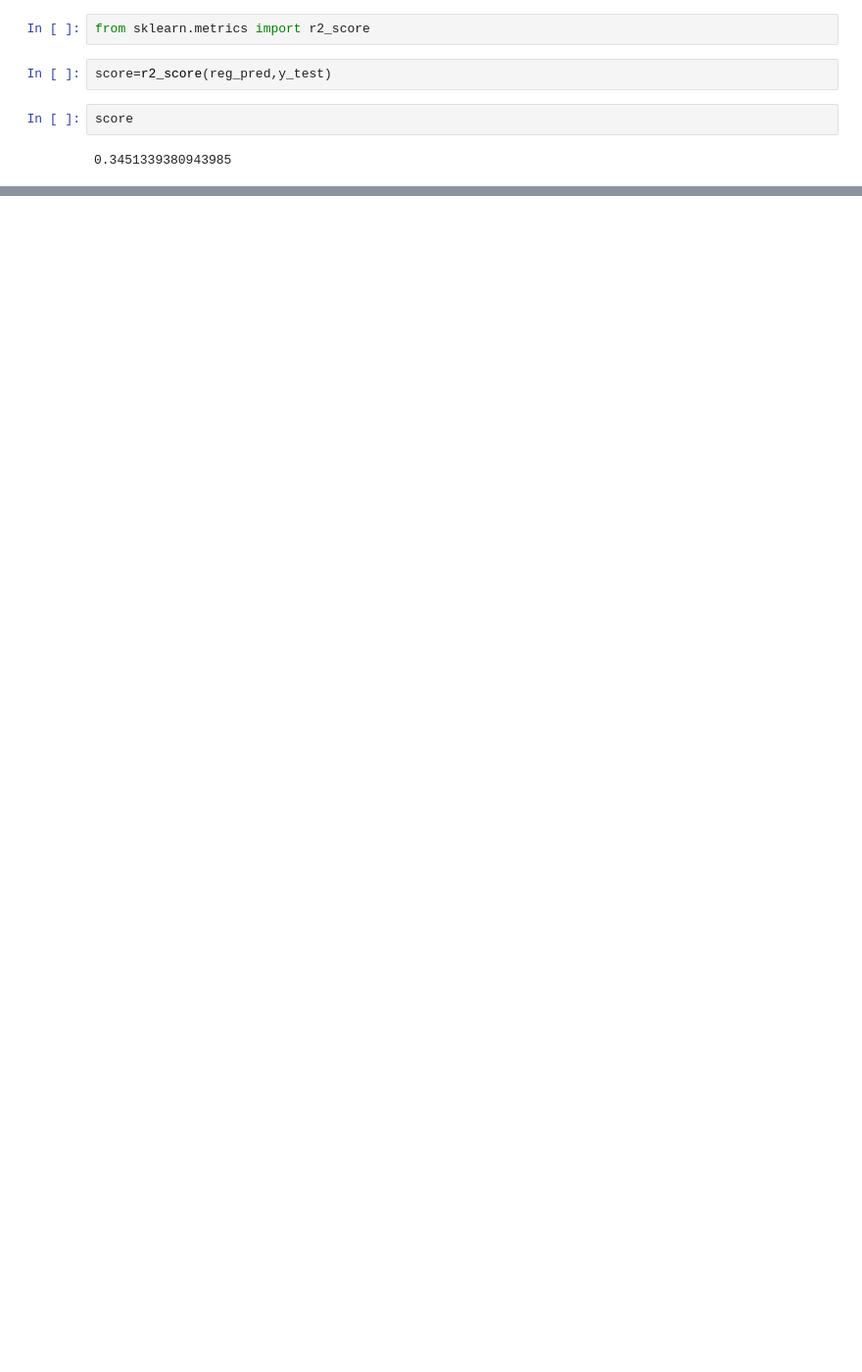
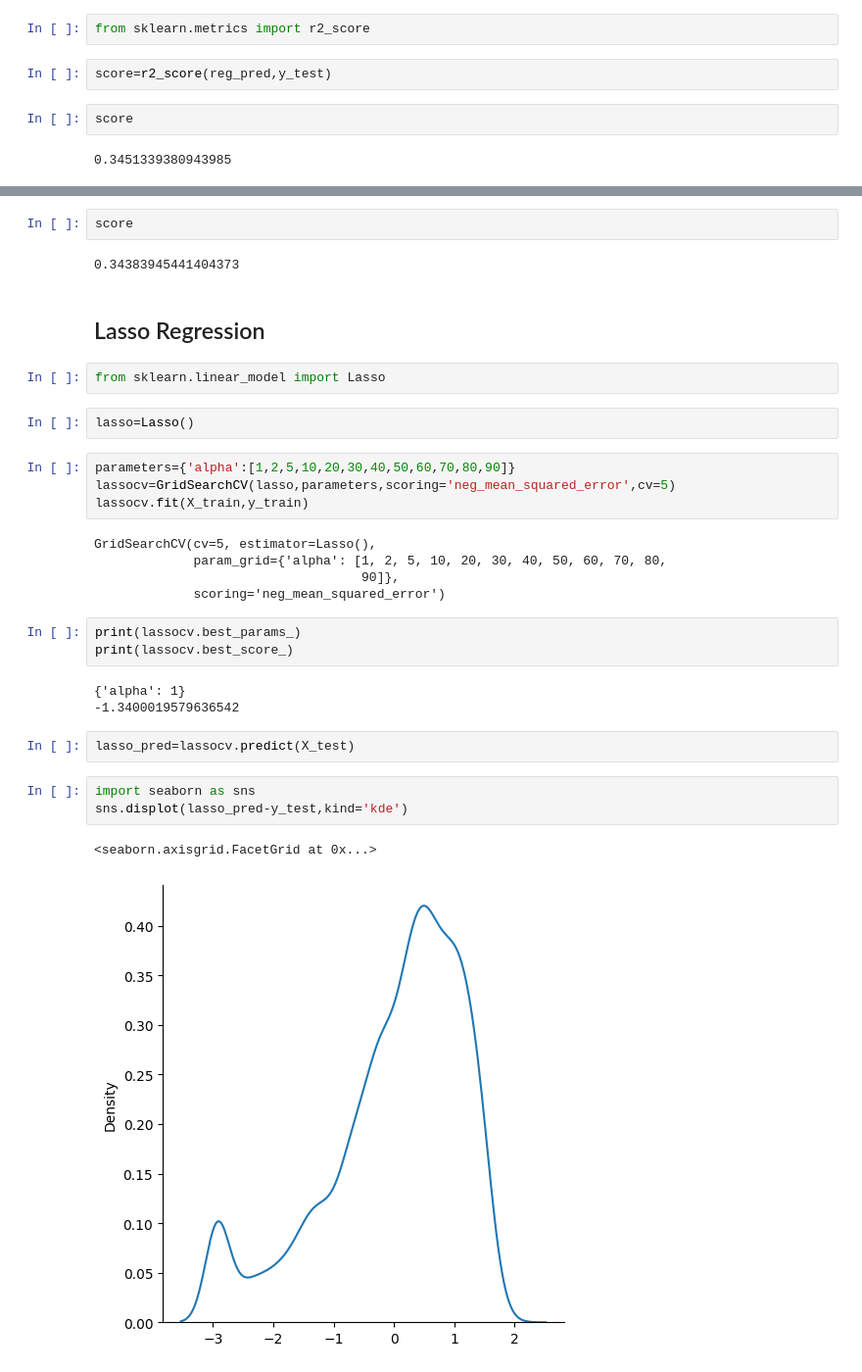
Before and after one commit to NidhiMehta1444/Machine-Learning-Algorithm, a Jupyter notebook: Linear Regression Practical Implementation.ipynb, the cells around one changed output, grey strips where cells are left out. Shown at 98% size. Saved outputs shown, nothing was run; the diff lists cells and outputs as text; blank space fills up the shorter version.

Commit message:
Added Lasso Regression notebook

```diff
--- a/Linear Regression Practical Implementation.ipynb
+++ b/Linear Regression Practical Implementation.ipynb
@@ -152,0 +229,33 @@ score
+# %%
+score
+# %% [output]
+0.34383945441404373
+# %% [markdown]
+## Lasso Regression
+# %%
+from sklearn.linear_model import Lasso
+# %%
+lasso=Lasso()
+# %%
+parameters={'alpha':[1,2,5,10,20,30,40,50,60,70,80,90]}
+lassocv=GridSearchCV(lasso,parameters,scoring='neg_mean_squared_error',cv=5)
+lassocv.fit(X_train,y_train)
+# %% [output]
+GridSearchCV(cv=5, estimator=Lasso(),
+             param_grid={'alpha': [1, 2, 5, 10, 20, 30, 40, 50, 60, 70, 80,
+                                   90]},
+             scoring='neg_mean_squared_error')
+# %%
+print(lassocv.best_params_)
+print(lassocv.best_score_)
+# %% [output]
+{'alpha': 1}
+-1.3400019579636542
+# %%
+lasso_pred=lassocv.predict(X_test)
+# %%
+import seaborn as sns
+sns.displot(lasso_pred-y_test,kind='kde')
+# %% [output]
+<seaborn.axisgrid.FacetGrid at 0x...>
+[figure, added]
```
Also changed, not shown: parts of 13 cells of this notebook.
